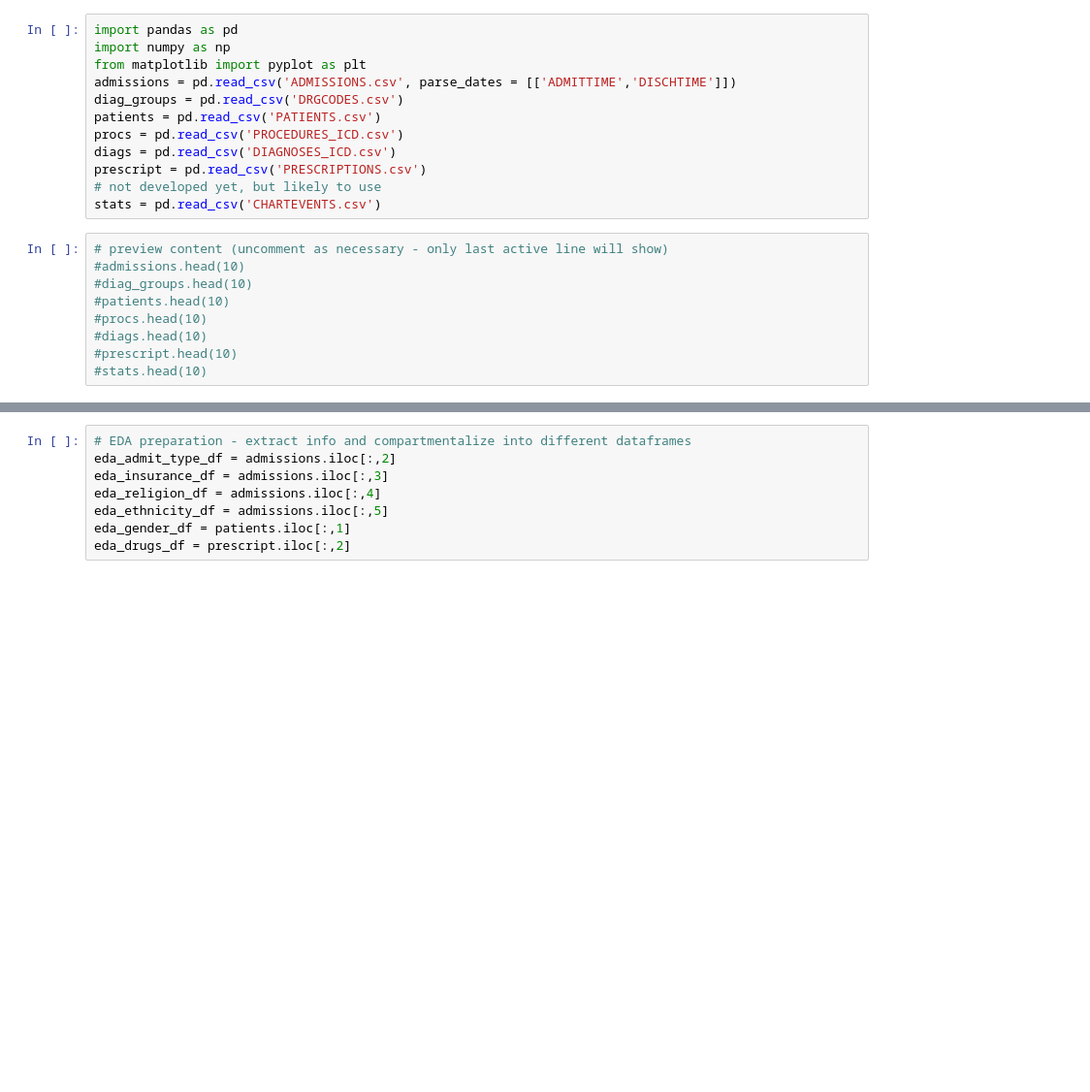
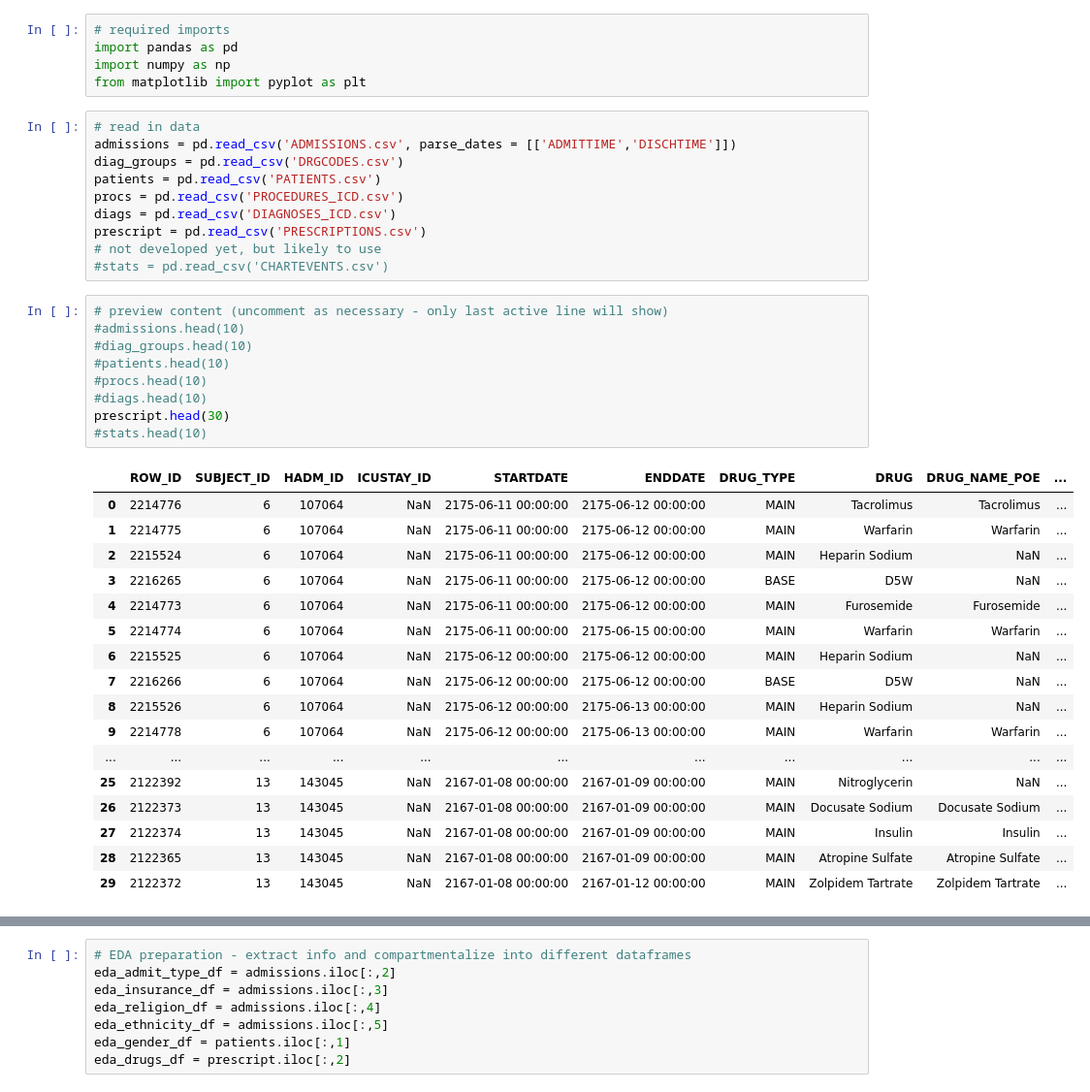
Before and after one commit to gzhu7/project1, a Jupyter notebook: Project_1.ipynb, the cells around one changed output, grey strips where cells are left out. Shown at 97% size. Cells and saved outputs as stored; diff of their text form; blank space fills up the shorter version.

```diff
--- a/Project_1.ipynb
+++ b/Project_1.ipynb
@@ -1,7 +1,10 @@
+# %%
+# required imports
+import pandas as pd
+import numpy as np
+from matplotlib import pyplot as plt
 # %%
-import pandas as pd
-import numpy as np
-from matplotlib import pyplot as plt
+# read in data
 admissions = pd.read_csv('ADMISSIONS.csv', parse_dates = [['ADMITTIME','DISCHTIME']])
 diag_groups = pd.read_csv('DRGCODES.csv')
 patients = pd.read_csv('PATIENTS.csv')
@@ -9,16 +12,34 @@ procs = pd.read_csv('PROCEDURES_ICD.csv')
 diags = pd.read_csv('DIAGNOSES_ICD.csv')
 prescript = pd.read_csv('PRESCRIPTIONS.csv')
 # not developed yet, but likely to use
-stats = pd.read_csv('CHARTEVENTS.csv')
+#stats = pd.read_csv('CHARTEVENTS.csv')
 # %%
 # preview content (uncomment as necessary - only last active line will show)
 #admissions.head(10)
 #diag_groups.head(10)
 #patients.head(10)
 #procs.head(10)
 #diags.head(10)
-#prescript.head(10)
+prescript.head(30)
 #stats.head(10)
+# %% [output]
+|  | ROW_ID | SUBJECT_ID | HADM_ID | ICUSTAY_ID | STARTDATE | ENDDATE | DRUG_TYPE | DRUG | DRUG_NAME_POE | ... |
+| 0 | 2214776 | 6 | 107064 | NaN | 2175-06-11 00:00:00 | 2175-06-12 00:00:00 | MAIN | Tacrolimus | Tacrolimus | ... |
+| 1 | 2214775 | 6 | 107064 | NaN | 2175-06-11 00:00:00 | 2175-06-12 00:00:00 | MAIN | Warfarin | Warfarin | ... |
+| 2 | 2215524 | 6 | 107064 | NaN | 2175-06-11 00:00:00 | 2175-06-12 00:00:00 | MAIN | Heparin Sodium | NaN | ... |
+| 3 | 2216265 | 6 | 107064 | NaN | 2175-06-11 00:00:00 | 2175-06-12 00:00:00 | BASE | D5W | NaN | ... |
+| 4 | 2214773 | 6 | 107064 | NaN | 2175-06-11 00:00:00 | 2175-06-12 00:00:00 | MAIN | Furosemide | Furosemide | ... |
+| 5 | 2214774 | 6 | 107064 | NaN | 2175-06-11 00:00:00 | 2175-06-15 00:00:00 | MAIN | Warfarin | Warfarin | ... |
+| 6 | 2215525 | 6 | 107064 | NaN | 2175-06-12 00:00:00 | 2175-06-12 00:00:00 | MAIN | Heparin Sodium | NaN | ... |
+| 7 | 2216266 | 6 | 107064 | NaN | 2175-06-12 00:00:00 | 2175-06-12 00:00:00 | BASE | D5W | NaN | ... |
+| 8 | 2215526 | 6 | 107064 | NaN | 2175-06-12 00:00:00 | 2175-06-13 00:00:00 | MAIN | Heparin Sodium | NaN | ... |
+| 9 | 2214778 | 6 | 107064 | NaN | 2175-06-12 00:00:00 | 2175-06-13 00:00:00 | MAIN | Warfarin | Warfarin | ... |
+| ... | ... | ... | ... | ... | ... | ... | ... | ... | ... | ... |
+| 25 | 2122392 | 13 | 143045 | NaN | 2167-01-08 00:00:00 | 2167-01-09 00:00:00 | MAIN | Nitroglycerin | NaN | ... |
+| 26 | 2122373 | 13 | 143045 | NaN | 2167-01-08 00:00:00 | 2167-01-09 00:00:00 | MAIN | Docusate Sodium | Docusate Sodium | ... |
+| 27 | 2122374 | 13 | 143045 | NaN | 2167-01-08 00:00:00 | 2167-01-09 00:00:00 | MAIN | Insulin | Insulin | ... |
+| 28 | 2122365 | 13 | 143045 | NaN | 2167-01-08 00:00:00 | 2167-01-09 00:00:00 | MAIN | Atropine Sulfate | Atropine Sulfate | ... |
+| 29 | 2122372 | 13 | 143045 | NaN | 2167-01-08 00:00:00 | 2167-01-12 00:00:00 | MAIN | Zolpidem Tartrate | Zolpidem Tartrate | ... |
 # %%
 # dropping all unnecessary columns
 admissions = admissions.drop(columns = ['ADMITTIME_DISCHTIME', 'ROW_ID', 'DEATHTIME', 'ADMISSION_LOCATION',
```
Also changed, not shown: parts of 25 cells of this notebook.
